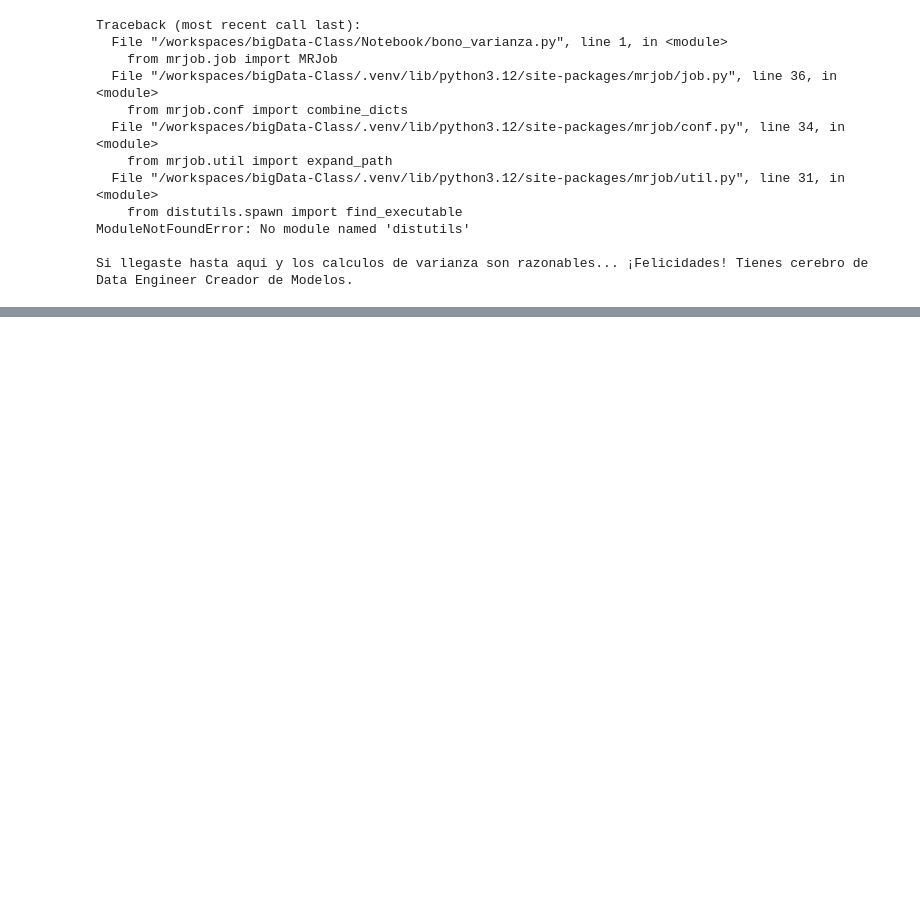
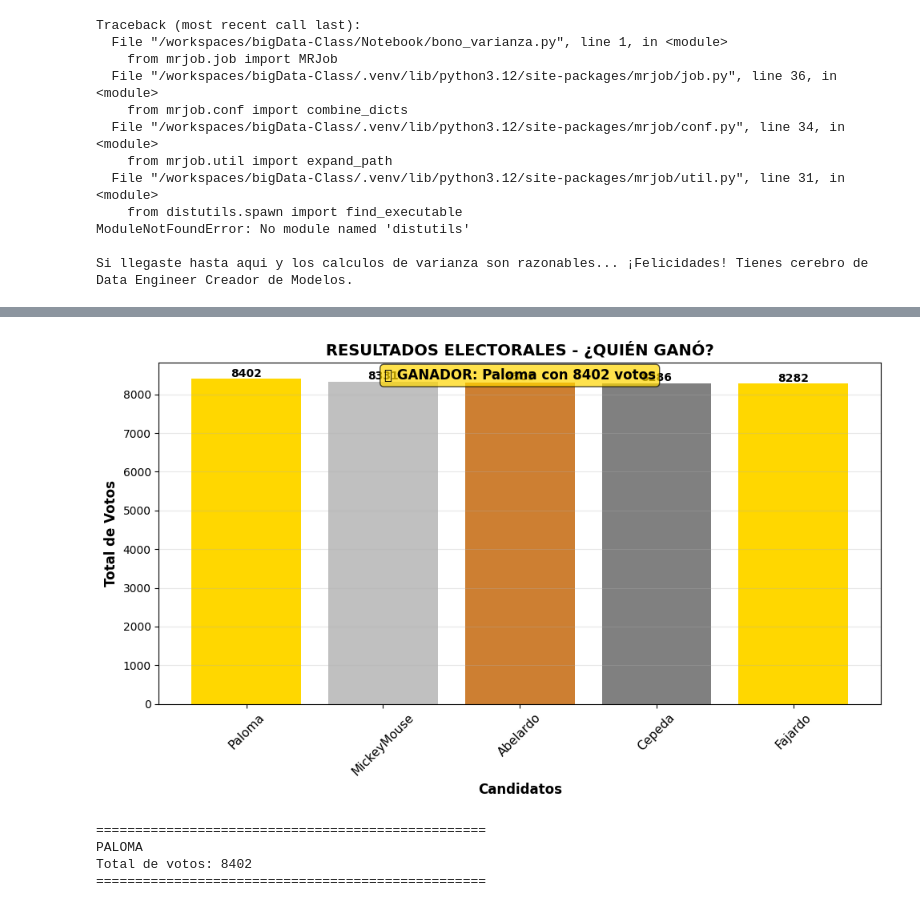
Before and after one commit to Maykoll29/bigData-Class, a Jupyter notebook: Notebook/map_reduce_votaciones.ipynb, the cells around one changed output, grey strips where cells are left out. Cells and saved outputs as stored; diff of their text form; code cells hidden in the pictures; blank space fills up the shorter version.

```diff
--- a/Notebook/map_reduce_votaciones.ipynb
+++ b/Notebook/map_reduce_votaciones.ipynb
@@ -352,0 +438,56 @@ Si llegaste hasta aqui y los calculos de varianza son razonables... ¡Felicidade
+# %%
+import matplotlib.pyplot as plt
+
+# Leer los datos de votos totales (ejercicio 1 o 2)
+candidatos = []
+votos_totales = []
+
+with open('votos_sueltos.txt', 'r') as f:
+    votos_dict = {}
+    for linea in f:
+        voto = linea.strip()
+        if voto:
+            votos_dict[voto] = votos_dict.get(voto, 0) + 1
+
+# Ordenar de mayor a menor
+votos_ordenados = sorted(votos_dict.items(), key=lambda x: x[1], reverse=True)
+
+for candidato, votos in votos_ordenados:
+    candidatos.append(candidato)
+    votos_totales.append(votos)
+
+# Crear gráfico
+plt.figure(figsize=(10, 6))
+plt.bar(candidatos, votos_totales, color=['gold', 'silver', '#CD7F32', 'gray'][:len(candidatos)])
+
+# Decoración
+plt.xlabel('Candidatos', fontsize=12, fontweight='bold')
+plt.ylabel('Total de Votos', fontsize=12, fontweight='bold')
+plt.title('RESULTADOS ELECTORALES - ¿QUIÉN GANÓ?', fontsize=14, fontweight='bold')
+plt.xticks(rotation=45, fontsize=11)
+plt.grid(axis='y', alpha=0.3)
+
+# Mostrar números en las barras
+for i, votos in enumerate(votos_totales):
+    plt.text(i, votos + 50, str(votos), ha='center', fontweight='bold')
+
+# Mostrar ganador
+ganador = candidatos[0]
+votos_ganador = votos_totales[0]
+plt.text(0.5, 0.95, f'🏆 GANADOR: {ganador} con {votos_ganador} votos',
+         transform=plt.gca().transAxes, ha='center', fontsize=12,
+         fontweight='bold', bbox=dict(boxstyle='round', facecolor='gold', alpha=0.7))
+
+plt.tight_layout()
+plt.show()
+
+print(f"\n{'='*50}")
+print(f"{ganador.upper()}")
+print(f"Total de votos: {votos_ganador}")
+print(f"{'='*50}")
+# %% [output]
+[figure, added]
+==================================================
+PALOMA
+Total de votos: 8402
+==================================================
```
Also changed, not shown: parts of 8 cells of this notebook, 2 other files.
